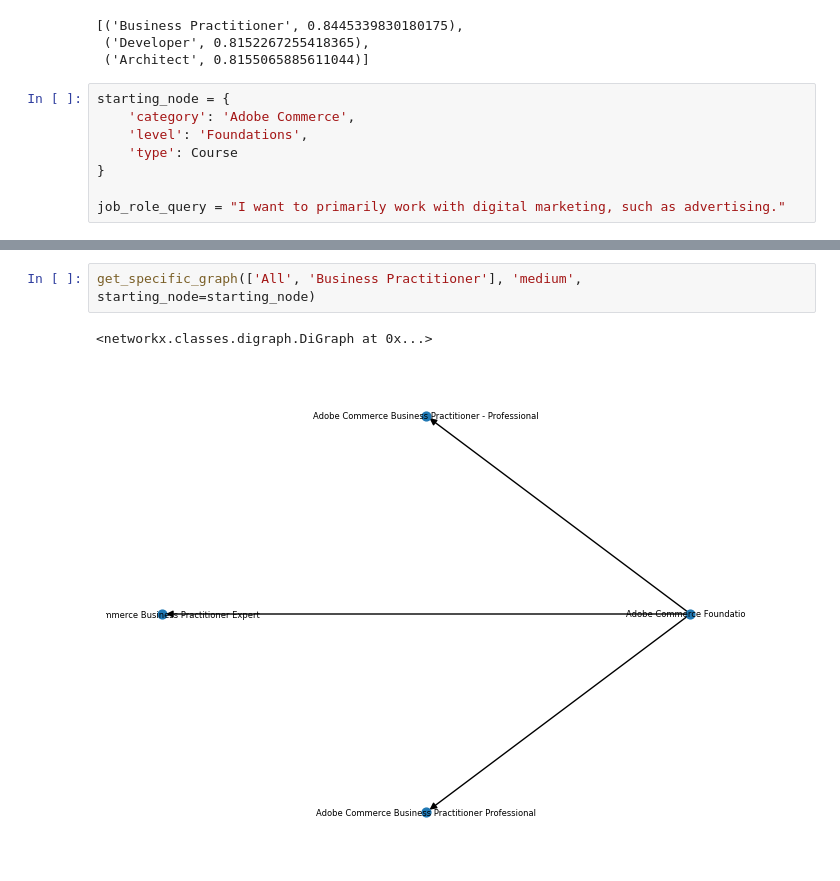
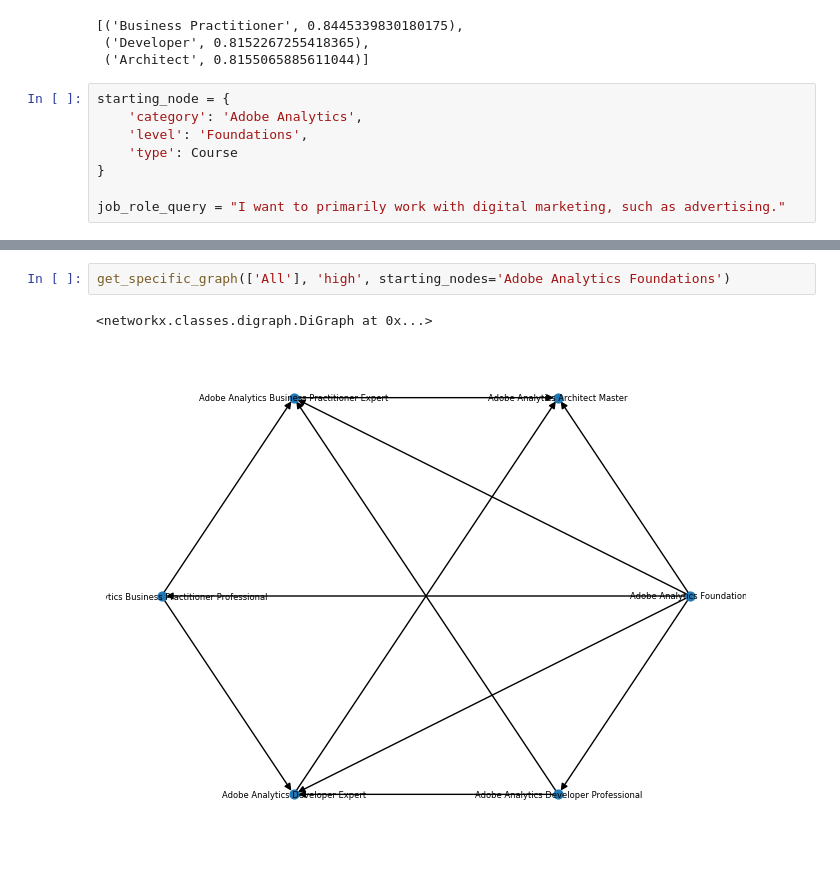
Before and after one commit to Vainateya/AdobeDXLaunchpad, a Jupyter notebook: dependency_graph/dependency_graph.ipynb, the cells around one changed output, grey strips where cells are left out. Saved outputs shown, nothing was run; the diff lists cells and outputs as text.

```diff
--- a/dependency_graph/dependency_graph.ipynb
+++ b/dependency_graph/dependency_graph.ipynb
@@ -118,7 +120,7 @@ list(zip(roles, scores[0]))
  ('Architect', 0.8155065885611044)]
 # %%
 starting_node = {
-    'category': 'Adobe Commerce',
+    'category': 'Adobe Analytics',
     'level': 'Foundations',
     'type': Course
 }
@@ -173,8 +202,8 @@ def get_specific_graph(relevant_roles, info_level, starting_node):
     pos = nx.circular_layout(G)
     nx.draw(G, pos, with_labels=True, font_size=6, node_size=40)
     return G
-# %%
-get_specific_graph(['All', 'Business Practitioner'], 'medium', starting_node=starting_node)
-# %% [output]
-<networkx.classes.digraph.DiGraph at 0x...>
-[figure, removed]
+# %%
+get_specific_graph(['All'], 'high', starting_nodes='Adobe Analytics Foundations')
+# %% [output]
+<networkx.classes.digraph.DiGraph at 0x...>
+[figure, added]
```
Also changed, not shown: parts of 2 cells of this notebook, 12 other files.
